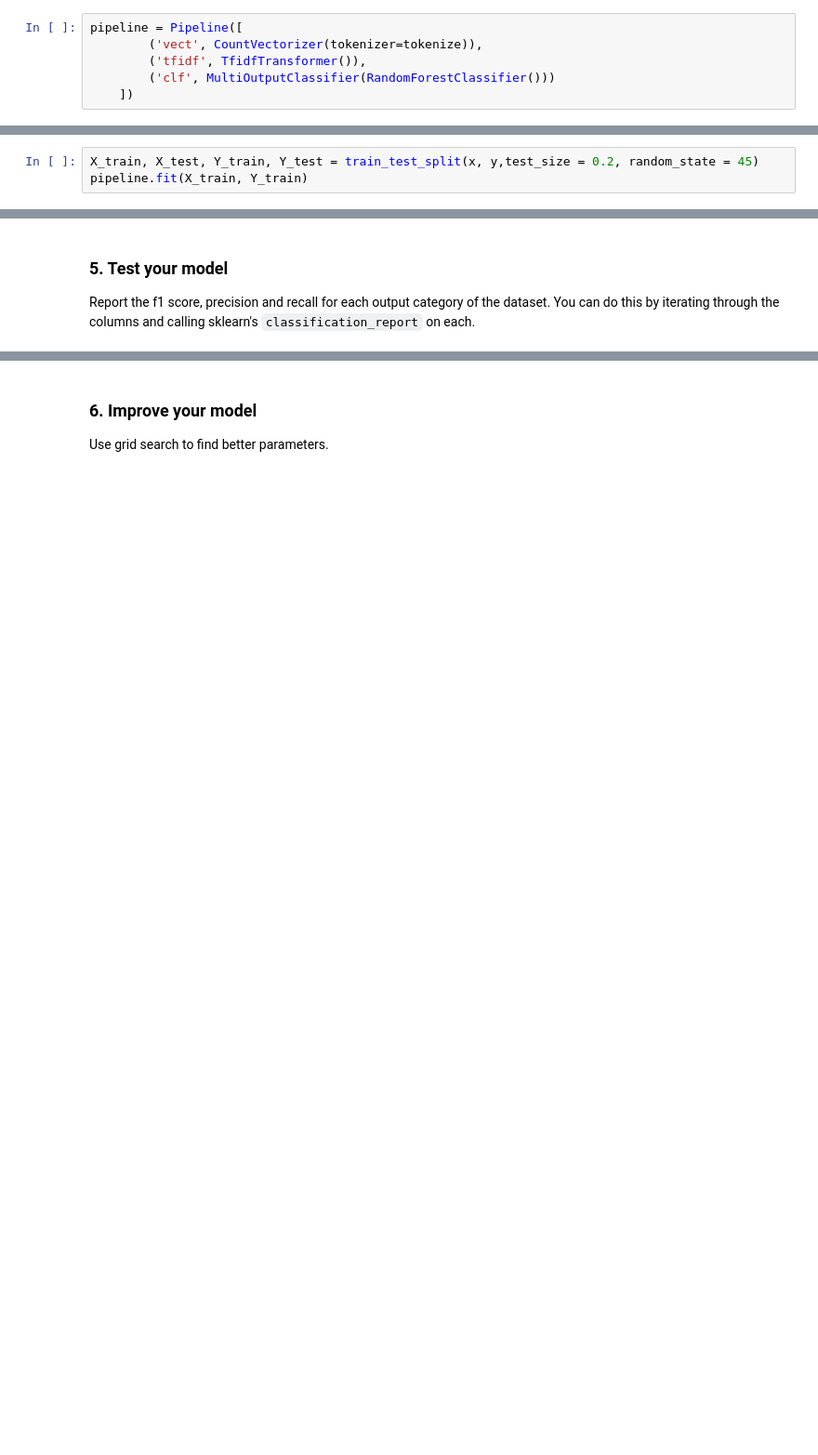
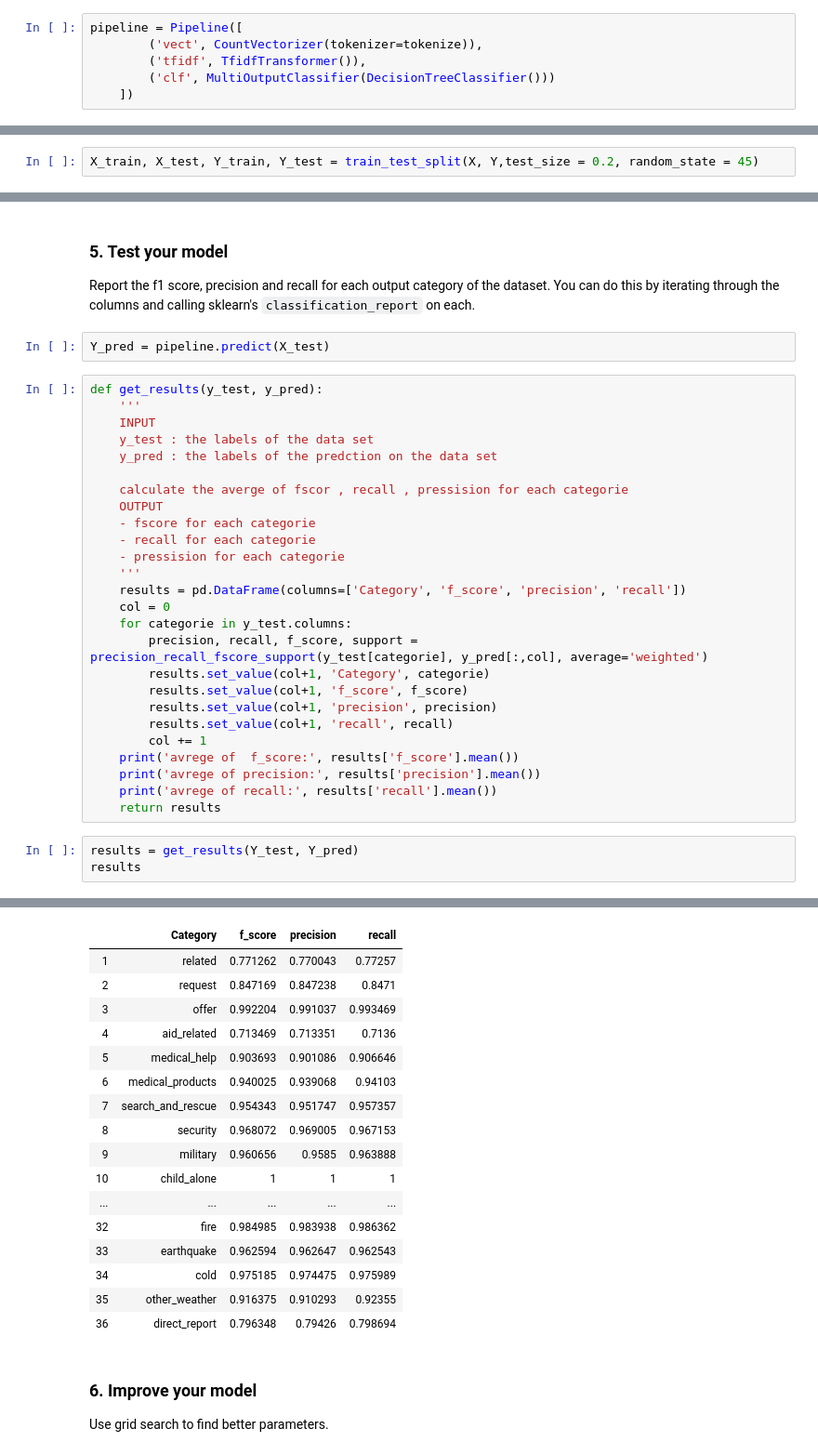
Before and after one commit to hider-toula/Disaster-Response-Pipelines, a Jupyter notebook: ML Pipeline Preparation.ipynb, the cells around one changed output, grey strips where cells are left out. Shown: that part at 93% size. Saved outputs shown, nothing was run; the diff lists cells and outputs as text; blank space fills up the shorter version.

```diff
--- a/ML Pipeline Preparation.ipynb
+++ b/ML Pipeline Preparation.ipynb
@@ -84,12 +163,11 @@ This machine pipeline should take in the `message` column as input and output cl
 pipeline = Pipeline([
         ('vect', CountVectorizer(tokenizer=tokenize)),
         ('tfidf', TfidfTransformer()),
-        ('clf', MultiOutputClassifier(RandomForestClassifier()))
+        ('clf', MultiOutputClassifier(DecisionTreeClassifier()))
     ])
 # %% [markdown]
 ### 4. Train pipeline
 - Split data into train and test sets
 - Train pipeline
 # %%
-X_train, X_test, Y_train, Y_test = train_test_split(x, y,test_size = 0.2, random_state = 45)
-pipeline.fit(X_train, Y_train)
+X_train, X_test, Y_train, Y_test = train_test_split(X, Y,test_size = 0.2, random_state = 45)
@@ -105,3 +194,35 @@ Pipeline(memory=None,
 # %% [markdown]
 ### 5. Test your model
 Report the f1 score, precision and recall for each output category of the dataset. You can do this by iterating through the columns and calling sklearn's `classification_report` on each.
+# %%
+Y_pred = pipeline.predict(X_test)
+# %%
+def get_results(y_test, y_pred):
+    '''
+    INPUT
+    y_test : the labels of the data set
+    y_pred : the labels of the predction on the data set
+
+    calculate the averge of fscor , recall , pressision for each categorie
+    OUTPUT
+    - fscore for each categorie
+    - recall for each categorie
+    - pressision for each categorie
+    '''
+    results = pd.DataFrame(columns=['Category', 'f_score', 'precision', 'recall'])
+    col = 0
+    for categorie in y_test.columns:
+        precision, recall, f_score, support = precision_recall_fscore_support(y_test[categorie], y_pred[:,col], average='weighted')
+        results.set_value(col+1, 'Category', categorie)
+        results.set_value(col+1, 'f_score', f_score)
+        results.set_value(col+1, 'precision', precision)
+        results.set_value(col+1, 'recall', recall)
+        col += 1
+    print('avrege of  f_score:', results['f_score'].mean())
+    print('avrege of precision:', results['precision'].mean())
+    print('avrege of recall:', results['recall'].mean())
+    return results
+# %%
+results = get_results(Y_test, Y_pred)
+results
+# %% [output]
@@ -108,3 +232,20 @@ Report the f1 score, precision and recall for each output category of the datase
+|  | Category | f_score | precision | recall |
+| 1 | related | 0.771262 | 0.770043 | 0.77257 |
+| 2 | request | 0.847169 | 0.847238 | 0.8471 |
+| 3 | offer | 0.992204 | 0.991037 | 0.993469 |
+| 4 | aid_related | 0.713469 | 0.713351 | 0.7136 |
+| 5 | medical_help | 0.903693 | 0.901086 | 0.906646 |
+| 6 | medical_products | 0.940025 | 0.939068 | 0.94103 |
+| 7 | search_and_rescue | 0.954343 | 0.951747 | 0.957357 |
+| 8 | security | 0.968072 | 0.969005 | 0.967153 |
+| 9 | military | 0.960656 | 0.9585 | 0.963888 |
+| 10 | child_alone | 1 | 1 | 1 |
+| ... | ... | ... | ... | ... |
+| 32 | fire | 0.984985 | 0.983938 | 0.986362 |
+| 33 | earthquake | 0.962594 | 0.962647 | 0.962543 |
+| 34 | cold | 0.975185 | 0.974475 | 0.975989 |
+| 35 | other_weather | 0.916375 | 0.910293 | 0.92355 |
+| 36 | direct_report | 0.796348 | 0.79426 | 0.798694 |
 # %% [markdown]
 ### 6. Improve your model
 Use grid search to find better parameters.
```
Also changed, not shown: parts of 28 cells of this notebook, 17 other files.
